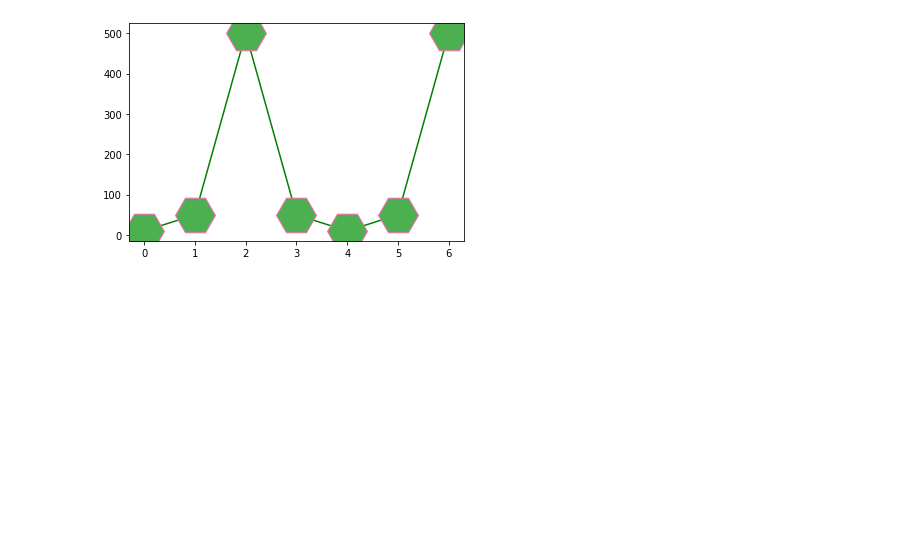
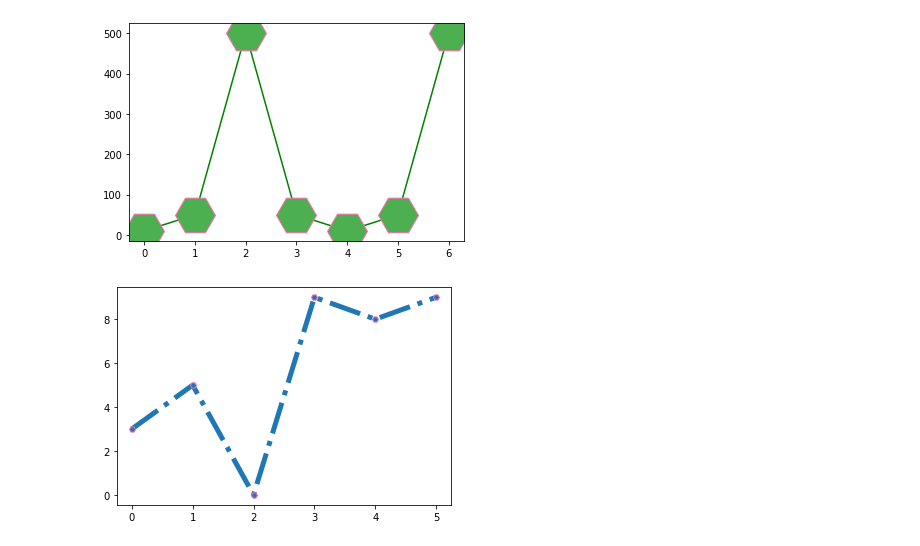
Before and after one commit to mubinui/PythonProjects, a Jupyter notebook: Matplotlib.ipynb, the cells around one changed output. Saved outputs shown, nothing was run; the diff lists cells and outputs as text; code cells hidden in the pictures; blank space fills up the shorter version.

```diff
--- a/Matplotlib.ipynb
+++ b/Matplotlib.ipynb
@@ -113,0 +112,7 @@ bpoints = np.array([])
+# %%
+#lines in matplotlib
+bpoints = np.array([3,5,0,9,8,9])
+plt.plot(bpoints,linestyle='dashdot',marker='H',mec='hotpink',linewidth='5') # we can use dotted , dashed ,dashdot, solid #hexadecimal color code can be used
+plt.show()
+# %% [output]
+[figure, added]
```
Also changed, not shown: parts of 12 cells of this notebook.
